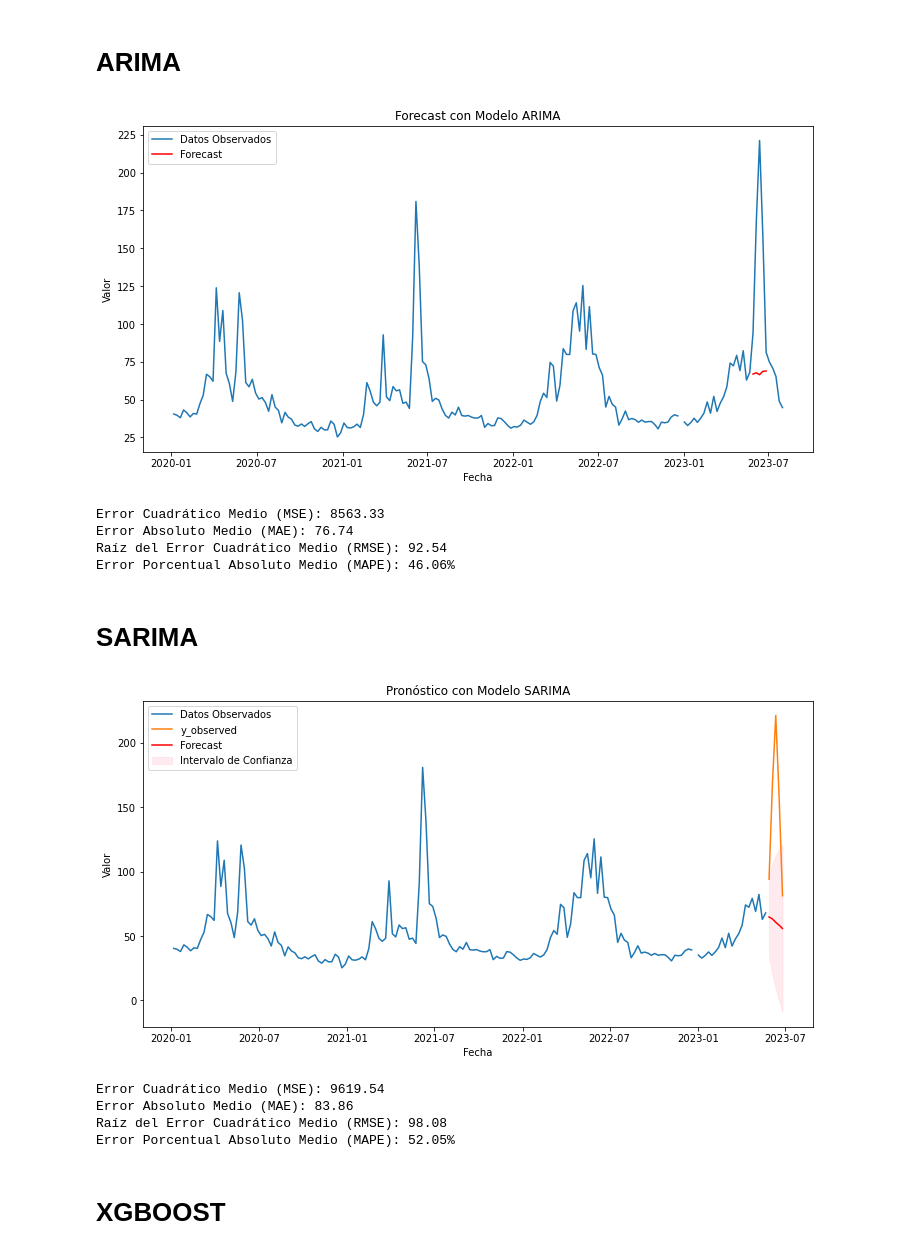
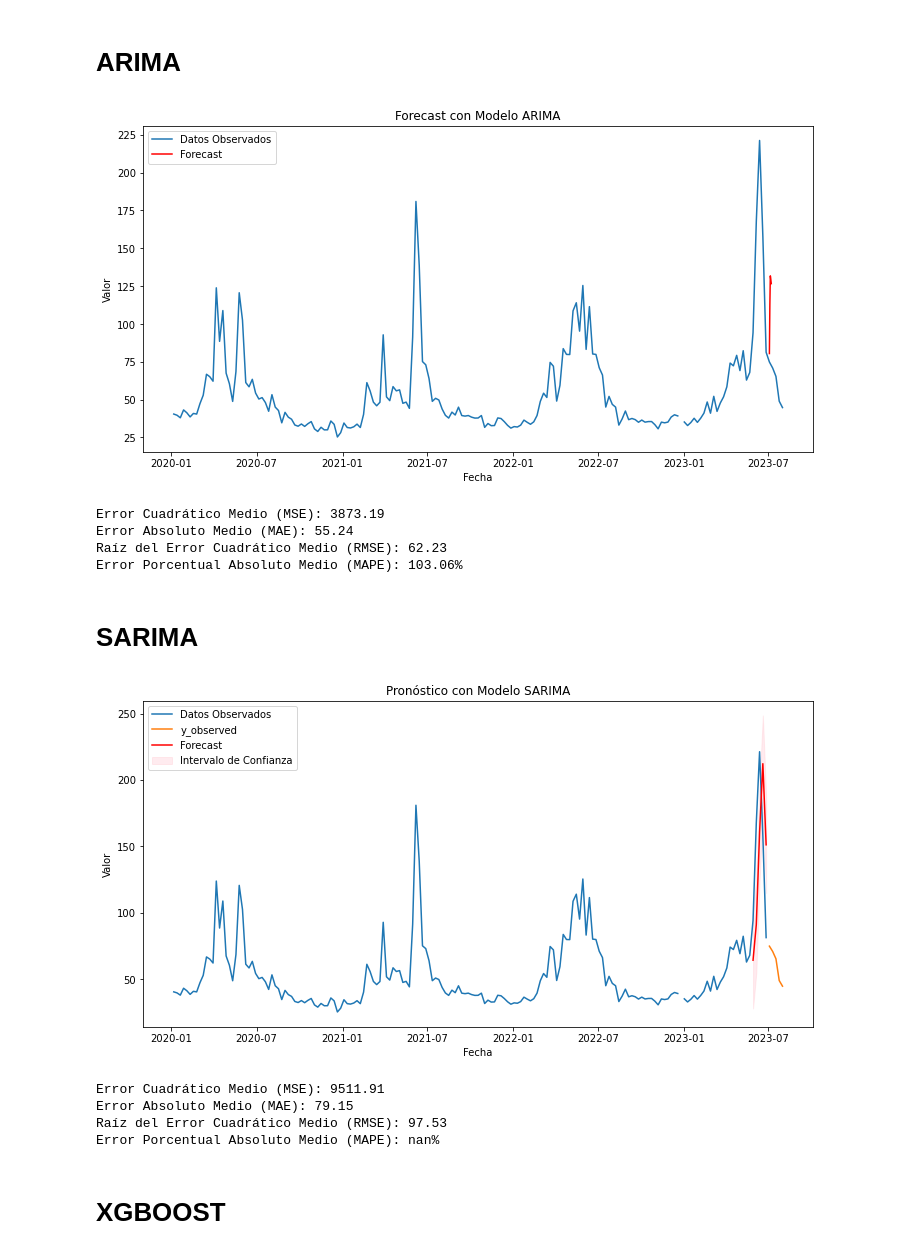
Before and after one commit to tlunal/Adaptative_Ensemble_methods_for_time_series_forecast, a Jupyter notebook: 01_ts_eda.ipynb, the cells around one changed output. Drawn from its saved outputs; the diff is of its cells as text; code cells hidden in the pictures.

```diff
--- a/01_ts_eda.ipynb
+++ b/01_ts_eda.ipynb
@@ -737,37 +747,37 @@ from statsmodels.tsa.arima.model import ARIMA
 # Fijamos fechas para definir los parámetros del Ridge
 
 #ts_data_train = ts_data[:'2023-05-22']
 #ts_data_test = ts_data['2023-05-27':]
 #hasta '2023-06-26'
 
 #Para predicciones finales:
 #    ts_data_train = ts_data[:'2023-06-26']
 #    ts_data_test = ts_data['2023-07-03':]
 #    '2023-07-31'
 ts_data = tseries['sales_city1']
 ts_data = ts_data.asfreq('W-MON')
 
-ts_data_train = ts_data[:'2023-05-22']
-ts_data_test = ts_data['2023-05-27':'2023-06-26']
+ts_data_train = ts_data[:'2023-06-26']
+ts_data_test = ts_data['2023-07-03':]
 
 # Ajustamos el modelo ARIMA a la serie temporal
 model = ARIMA(ts_data_train, order=(2, 1, 5))  # Parámetros p, d, q del modelo ARIMA
 arima_results = model.fit()
 
 # Realizamos el pronóstico (forecast) de 30 periodos hacia adelante
 forecast_arima = arima_results.forecast(steps=5)
 
 # Visualizamos el pronóstico
 plt.figure(figsize=(12, 6))
 plt.plot(ts_data.index, ts_data.values, label='Datos Observados')
-plt.plot(forecast_arima.index, forecast_arima, label='Forecast', color='red')
+plt.plot(pd.date_range(start='2023-07-03', periods=5), forecast_arima, label='Forecast', color='red')
 plt.title('Forecast con Modelo ARIMA')
 plt.xlabel('Fecha')
 plt.ylabel('Valor')
 plt.legend()
 plt.show()
 # %% [output]
-[figure, old version]
+[figure, new version]
 # %%
 predicted_values = forecast_arima
 actual_values = ts_data_test
@@ -783,16 +793,13 @@ print(f'Error Absoluto Medio (MAE): {mae:.2f}')
 print(f'Raíz del Error Cuadrático Medio (RMSE): {rmse:.2f}')
 print(f'Error Porcentual Absoluto Medio (MAPE): {mape:.2f}%')
 # %% [output]
-Error Cuadrático Medio (MSE): 8563.33
-Error Absoluto Medio (MAE): 76.74
-Raíz del Error Cuadrático Medio (RMSE): 92.54
-Error Porcentual Absoluto Medio (MAPE): 46.06%
+Error Cuadrático Medio (MSE): 3873.19
+Error Absoluto Medio (MAE): 55.24
+Raíz del Error Cuadrático Medio (RMSE): 62.23
+Error Porcentual Absoluto Medio (MAPE): 103.06%
 # %% [markdown]
 # SARIMA
 # %%
-from statsmodels.tsa.statespace.sarimax import SARIMAX
-
-
 model = SARIMAX(ts_data_train, order=(1, 0, 0), seasonal_order=(1, 0, 1, 12))
 sarima_results = model.fit()
 
@@ -816,7 +823,7 @@ plt.ylabel('Valor')
 plt.legend()
 plt.show()
 # %% [output]
-[figure, old version]
+[figure, new version]
 # %%
 predicted_values = forecast_sarima.predicted_mean
 actual_values = ts_data_test
@@ -832,9 +839,9 @@ print(f'Error Absoluto Medio (MAE): {mae:.2f}')
 print(f'Raíz del Error Cuadrático Medio (RMSE): {rmse:.2f}')
 print(f'Error Porcentual Absoluto Medio (MAPE): {mape:.2f}%')
 # %% [output]
-Error Cuadrático Medio (MSE): 9619.54
-Error Absoluto Medio (MAE): 83.86
-Raíz del Error Cuadrático Medio (RMSE): 98.08
-Error Porcentual Absoluto Medio (MAPE): 52.05%
+Error Cuadrático Medio (MSE): 9511.91
+Error Absoluto Medio (MAE): 79.15
+Raíz del Error Cuadrático Medio (RMSE): 97.53
+Error Porcentual Absoluto Medio (MAPE): nan%
 # %% [markdown]
 # XGBOOST
```
Also changed, not shown: parts of 44 cells of this notebook.
